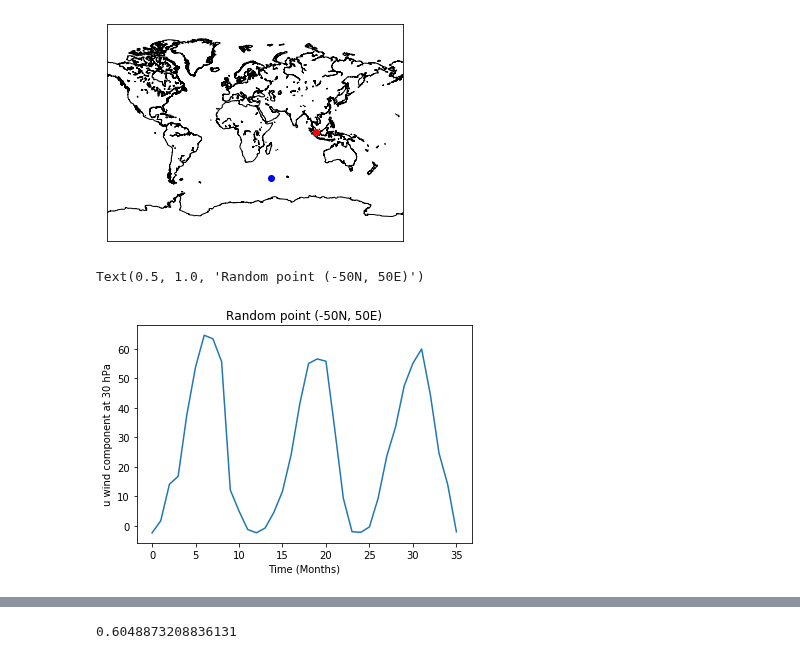
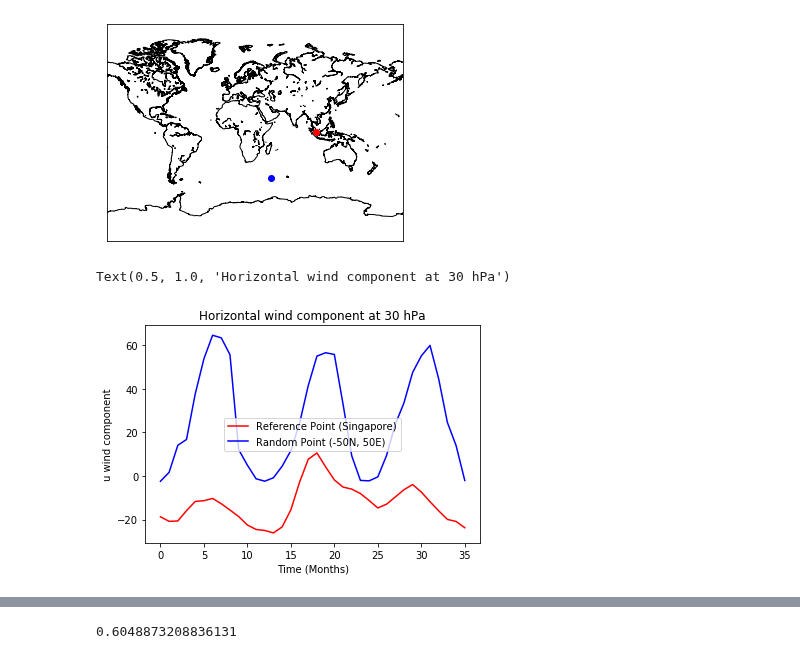
Before and after one commit to Climate-Data-Science/Climate-Similarity-Metrics, a Jupyter notebook: proposal_figures.ipynb, the cells around one changed output, grey strips where cells are left out. Saved outputs shown, nothing was run; the diff lists cells and outputs as text; code cells hidden in the pictures.

Commit message:
Make some updates on plots for proposal

```diff
--- a/proposal_figures.ipynb
+++ b/proposal_figures.ipynb
@@ -55,10 +55,12 @@ The dedent function was deprecated in Matplotlib 3.1 and will be removed in 3.3.
 # %%
 random_point_series = calc.derive(u_l30[:36,:,:,:], lat_point, lon_point, 0)
 # %%
-plt.plot(random_point_series)
+plt.plot(qbo_singapore[:36], label="Reference Point (Singapore)", c="r")
+plt.plot(random_point_series, label="Random Point (-50N, 50E)", c="b")
+plt.legend(loc="best")
 plt.xlabel("Time (Months)")
-plt.ylabel("u wind component at 30 hPa")
-plt.title("Random point (-50N, 50E)")
+plt.ylabel("u wind component")
+plt.title("Horizontal wind component at 30 hPa")
 # %% [output]
-Text(0.5, 1.0, 'Random point (-50N, 50E)')
+Text(0.5, 1.0, 'Horizontal wind component at 30 hPa')
-[figure, old version]
+[figure, new version]
```
Also changed, not shown: parts of 7 cells of this notebook, 1 other file.
